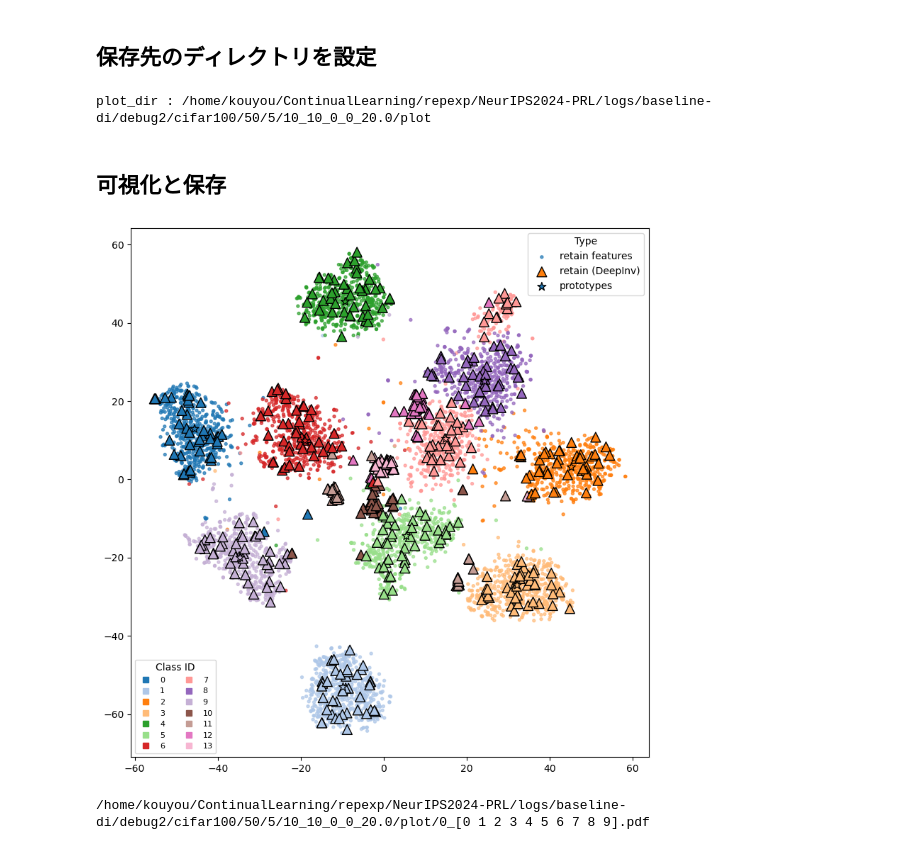
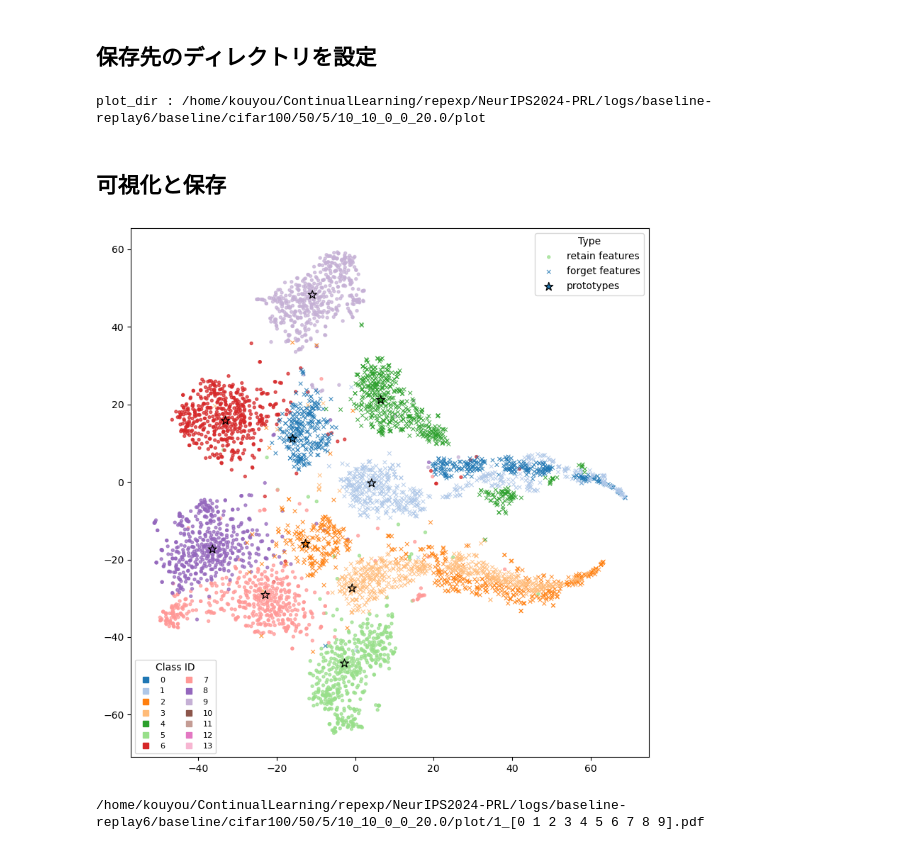
Before and after one commit to KoyoImai/CIDL, a Jupyter notebook: Analysis/plot_feature_cifar100_v2.ipynb, the cells around one changed output. Cells and saved outputs as stored; diff of their text form; code cells hidden in the pictures.

```diff
--- a/Analysis/plot_feature_cifar100_v2.ipynb
+++ b/Analysis/plot_feature_cifar100_v2.ipynb
@@ -24,8 +24,8 @@ from utils.data_manager import DataManager
 from utils import factory
 
 # === 使いたい設定ファイルと、どの phase を可視化するか ===
-CONFIG_PATH = "exps/BASELINE_DI/cifar_debug.json"   # 適宜変更
-PHASE_ID    = 0                                   # ex) タスク3終了時のモデル → phase3.pkl
+CONFIG_PATH = "exps/BASELINE_replay6/cifar.json"   # 適宜変更
+PHASE_ID    = 1                                   # ex) タスク3終了時のモデル → phase3.pkl
 
 # === json 読み込み → args にする ===
 with open(CONFIG_PATH) as f:
@@ -230,7 +230,7 @@ def extract_features_from_di_pth(model, di_pth, batch_size=64):
 
 # 生成画像の保存場所：
 base_path = "/home/kouyou/ContinualLearning/repexp/NeurIPS2024-PRL"
-extra_path = "checkpoint/baseline-dimmd/debug/cifar100/50/5/10_10_0_0_20.0/di_task0/di_task0.pth"
+extra_path = "checkpoint/baseline-dimmd/baseline/cifar100/50/5/10_10_0_0_20.0/di_task0/di_task0.pth"
 DI_path = os.path.join(base_path, extra_path)
 
 # 特徴量の取り出し
@@ -412,7 +412,7 @@ plot_dir  = build_plot_dir(args)
 
 print("plot_dir :", plot_dir)
 # %% [output]
-plot_dir : /home/kouyou/ContinualLearning/repexp/NeurIPS2024-PRL/logs/baseline-di/debug2/cifar100/50/5/10_10_0_0_20.0/plot
+plot_dir : /home/kouyou/ContinualLearning/repexp/NeurIPS2024-PRL/logs/baseline-replay6/baseline/cifar100/50/5/10_10_0_0_20.0/plot
 # %% [markdown]
 ## 可視化と保存
 # %%
@@ -486,36 +486,36 @@ if len(idx_feat_forget) > 0:
         label="forget features",
     )
 
-# === 維持クラスの DeepInversion 特徴（小さい三角） ===
-if di_2d is not None and len(idx_di_retain) > 0:
-    colors_di_retain = [cls_color[int(lbl)] for lbl in labels_di[idx_di_retain]]
-    plt.scatter(
-        di_2d[idx_di_retain, 0],
-        di_2d[idx_di_retain, 1],
-        c=colors_di_retain,
-        s=100,
-        alpha=1.0,
-        marker="^",
-        edgecolors="black",
-        label="retain (DeepInv)",
-    )
+# # === 維持クラスの DeepInversion 特徴（小さい三角） ===
+# if di_2d is not None and len(idx_di_retain) > 0:
+#     colors_di_retain = [cls_color[int(lbl)] for lbl in labels_di[idx_di_retain]]
+#     plt.scatter(
+#         di_2d[idx_di_retain, 0],
+#         di_2d[idx_di_retain, 1],
+#         c=colors_di_retain,
+#         s=100,
+#         alpha=1.0,
+#         marker="^",
+#         edgecolors="black",
+#         label="retain (DeepInv)",
+#     )
 
-# === 忘却クラスの DeepInversion 特徴（少し大きい三角） ===
-if di_2d is not None and len(idx_di_forget) > 0:
-    colors_di_forget = [cls_color[int(lbl)] for lbl in labels_di[idx_di_forget]]
-    plt.scatter(
-        di_2d[idx_di_forget, 0],
-        di_2d[idx_di_forget, 1],
-        c=colors_di_forget,
-        # s=60,
-        # alpha=0.9,
-        s=100,
-        alpha=1.0,
-        marker="^",
-        edgecolors="black",
-        linewidths=0.6,
-        label="forget (DeepInv)",
-    )
+# # === 忘却クラスの DeepInversion 特徴（少し大きい三角） ===
+# if di_2d is not None and len(idx_di_forget) > 0:
+#     colors_di_forget = [cls_color[int(lbl)] for lbl in labels_di[idx_di_forget]]
+#     plt.scatter(
+#         di_2d[idx_di_forget, 0],
+#         di_2d[idx_di_forget, 1],
+#         c=colors_di_forget,
+#         # s=60,
+#         # alpha=0.9,
+#         s=100,
+#         alpha=1.0,
+#         marker="^",
+#         edgecolors="black",
+#         linewidths=0.6,
+#         label="forget (DeepInv)",
+#     )
 
 # === プロトタイプ（大きい★） ===
 if proto_2d is not None:
@@ -547,32 +547,32 @@ class_handles = []
 for cls in unique_labels:
     h = Line2D(
         [], [],
         marker="s", linestyle="",
         color=cls_color[cls],
         label=str(cls),
     )
     class_handles.append(h)
 
 plt.legend(
     handles=class_handles,
     loc="lower left",
     title="Class ID",
     ncol=2,          # クラス数に応じて調整
     fontsize=8,
 )
 
 # plt.title(f"Feature space with prototypes & DeepInv (phase {PHASE_ID}, mode={TARGET_MODE})")
 plt.tight_layout()
 
 # pdf として保存
 save_name = f"{PHASE_ID}_{target_classes}.pdf"
 if not os.path.exists(plot_dir):
     os.mkdir(plot_dir)
 save_path = os.path.join(plot_dir, save_name)
 plt.savefig(save_path)
 plt.show()
 
 print(save_path)
 # %% [output]
-[figure, old version]
+[figure, new version]
-/home/kouyou/ContinualLearning/repexp/NeurIPS2024-PRL/logs/baseline-di/debug2/cifar100/50/5/10_10_0_0_20.0/plot/0_[0 1 2 3 4 5 6 7 8 9].pdf
+/home/kouyou/ContinualLearning/repexp/NeurIPS2024-PRL/logs/baseline-replay6/baseline/cifar100/50/5/10_10_0_0_20.0/plot/1_[0 1 2 3 4 5 6 7 8 9].pdf
```
Also changed, not shown: parts of 4 cells of this notebook, 10 other files.
